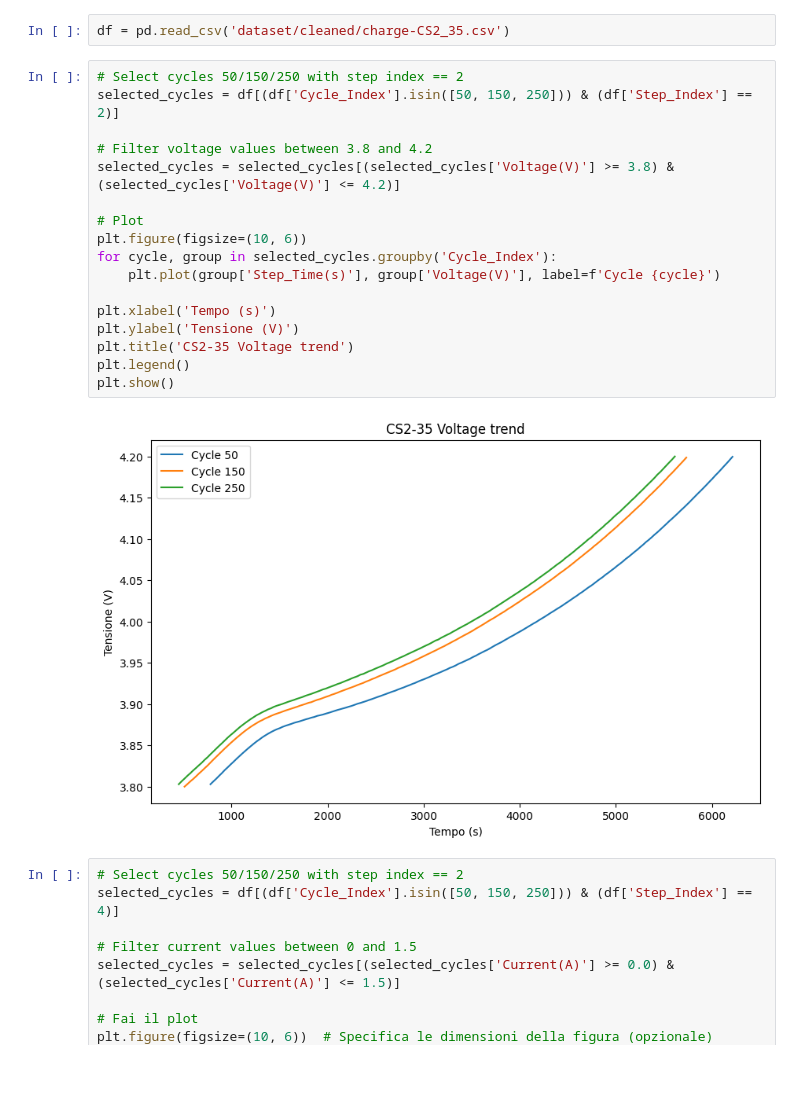
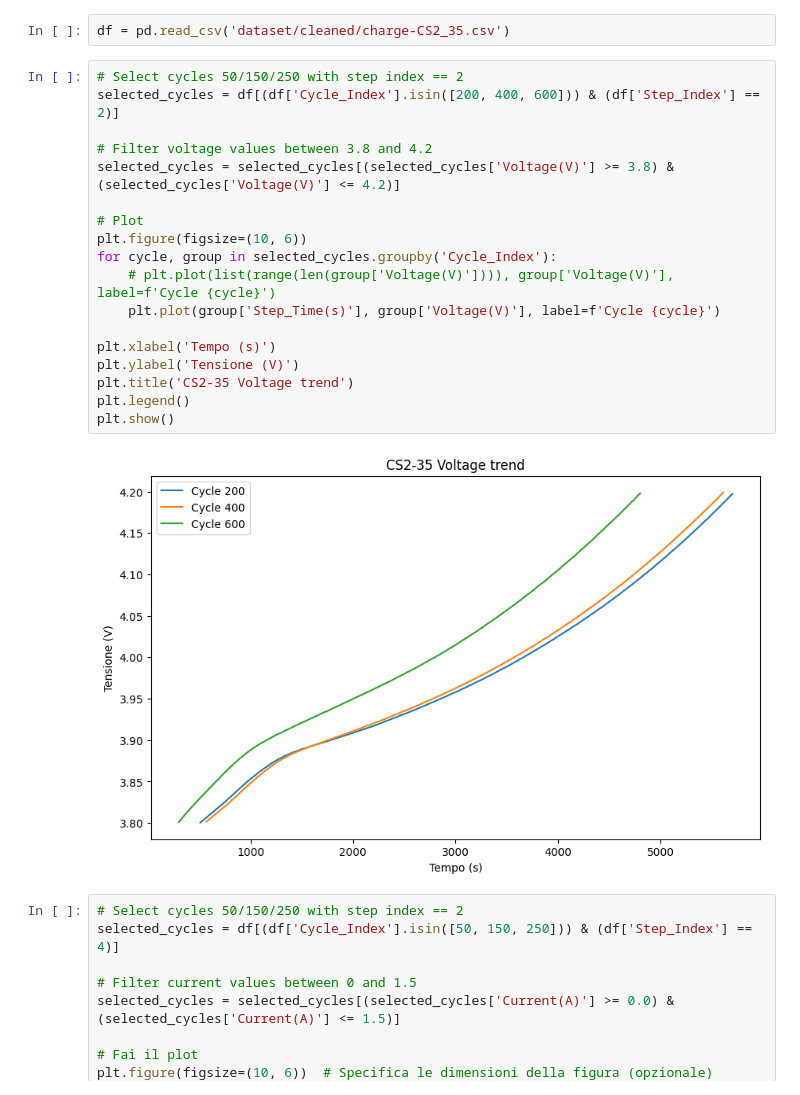
Before and after one commit to LorenzoLongarini/RUL-estimation-of-lithium-batteries, a Jupyter notebook: src/notebook/values.ipynb, the cells around one changed output. Drawn from its saved outputs; the diff is of its cells as text.

```diff
--- a/src/notebook/values.ipynb
+++ b/src/notebook/values.ipynb
@@ -9,23 +9,24 @@ import matplotlib.pyplot as plt
 df = pd.read_csv('dataset/cleaned/charge-CS2_35.csv')
 # %%
 # Select cycles 50/150/250 with step index == 2
-selected_cycles = df[(df['Cycle_Index'].isin([50, 150, 250])) & (df['Step_Index'] == 2)]
+selected_cycles = df[(df['Cycle_Index'].isin([200, 400, 600])) & (df['Step_Index'] == 2)]
 
 # Filter voltage values between 3.8 and 4.2
 selected_cycles = selected_cycles[(selected_cycles['Voltage(V)'] >= 3.8) & (selected_cycles['Voltage(V)'] <= 4.2)]
 
 # Plot
 plt.figure(figsize=(10, 6))
 for cycle, group in selected_cycles.groupby('Cycle_Index'):
+    # plt.plot(list(range(len(group['Voltage(V)']))), group['Voltage(V)'], label=f'Cycle {cycle}')
     plt.plot(group['Step_Time(s)'], group['Voltage(V)'], label=f'Cycle {cycle}')
 
 plt.xlabel('Tempo (s)')
 plt.ylabel('Tensione (V)')
 plt.title('CS2-35 Voltage trend')
 plt.legend()
 plt.show()
 # %% [output]
-[figure, old version]
+[figure, new version]
 # %%
 # Select cycles 50/150/250 with step index == 2
 selected_cycles = df[(df['Cycle_Index'].isin([50, 150, 250])) & (df['Step_Index'] == 4)]
```
Also changed, not shown: 6 other files.
